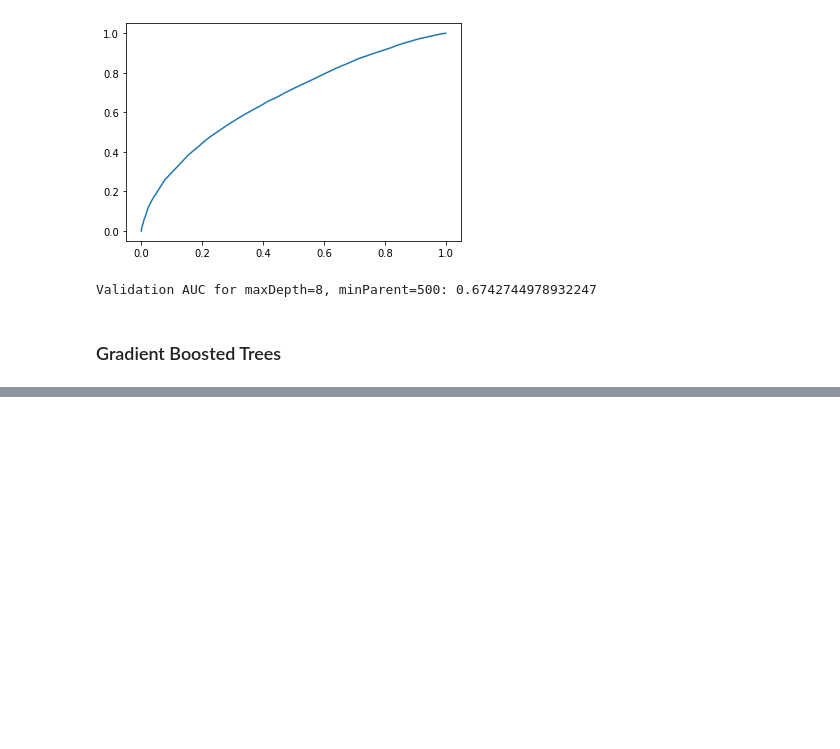
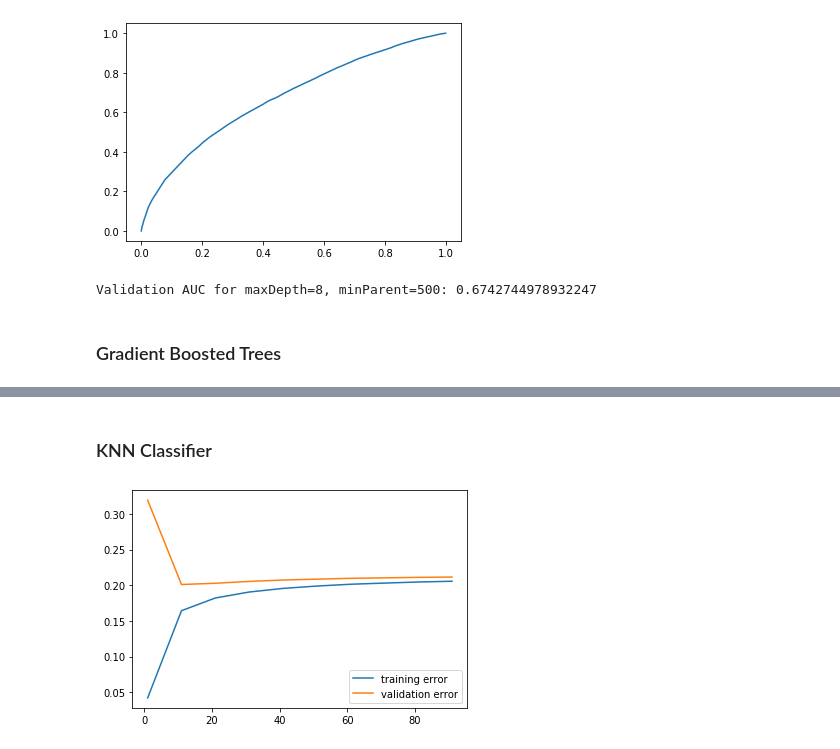
Before and after one commit to blobsey/CS178project, a Jupyter notebook: project.ipynb, the cells around one changed output, grey strips where cells are left out. Saved outputs shown, nothing was run; the diff lists cells and outputs as text; code cells hidden in the pictures; blank space fills up the shorter version.

```diff
--- a/project.ipynb
+++ b/project.ipynb
@@ -112,0 +122,37 @@ Validation Accuracy: 0.69272
+# %% [markdown]
+### KNN Classifier
+# %%
+XSmall = X[::50]
+YSmall = Y[::50]
+#Xtr, Xva, Ytr, Yva = ml.splitData(XSmall, YSmall, 0.50)
+Xtr, Xva, Ytr, Yva = ml.splitData(X, Y, 0.50)
+# %%
+from sklearn.neighbors import KNeighborsClassifier
+models = list()
+degrees = [i for i in range(1, 100, 10)]
+indices = [i for i in range(len(degrees))]
+
+for degree in degrees:
+    knn = KNeighborsClassifier(n_neighbors=degree)
+    knn.fit(Xtr, Ytr)
+    models.append(knn)
+# %%
+errTr = list()
+errVa = list()
+for model in models:
+    preds = model.predict_proba(Xtr)
+    errTr.append(mean_squared_error(Ytr, preds[:,1]))
+    preds = model.predict_proba(Xva)
+    errVa.append(mean_squared_error(Yva, preds[:,1]))
+
+if len(models) > 1:
+    xs = [i for i in degrees]
+    plt.plot(xs, errTr, label='training error')
+    plt.plot(xs, errVa, label='validation error')
+    plt.legend(loc="lower right")
+    plt.show()
+else:
+    print("Training error:", errTr[0])
+    print("Validation error:", errVa[0])
+# %% [output]
+[figure, added]
```
Also changed, not shown: parts of 5 cells of this notebook.
